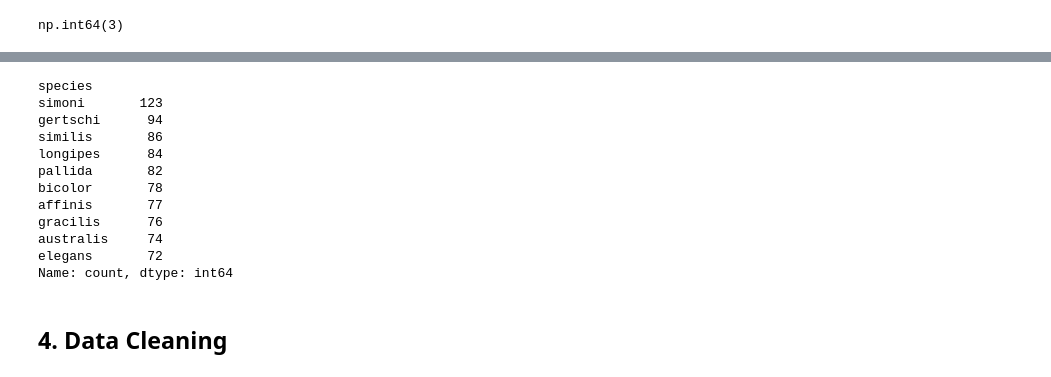
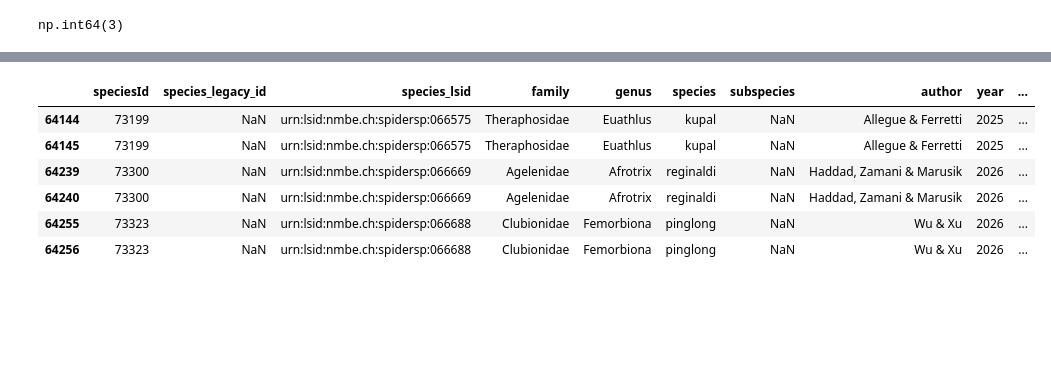
Before and after one commit to cordoba-a/jumping_spider_salticidae, a Jupyter notebook: notebooks/01a_cleaning_salticidae_wsc_data.ipynb, the cells around one changed output, grey strips where cells are left out. Saved outputs shown, nothing was run; the diff lists cells and outputs as text; code cells hidden in the pictures; blank space fills up the shorter version.

```diff
--- a/notebooks/01a_cleaning_salticidae_wsc_data.ipynb
+++ b/notebooks/01a_cleaning_salticidae_wsc_data.ipynb
@@ -174,19 +150,0 @@ Name: count, dtype: int64
-# %%
-# species that appear more than once
-duplicated_species = species_counts[species_counts > 1]
-duplicated_species.head(10)
-# %% [output]
-species
-simoni       123
-gertschi      94
-similis       86
-longipes      84
-pallida       82
-bicolor       78
-affinis       77
-gracilis      76
-australis     74
-elegans       72
-Name: count, dtype: int64
-# %% [markdown]
-## 4. Data Cleaning
@@ -196,0 +151,10 @@ df = df.dropna(subset=['distribution'])
+# %%
+df[df.duplicated(keep=False)]
+# %% [output]
+|  | speciesId | species_legacy_id | species_lsid | family | genus | species | subspecies | author | year | ... |
+| 64144 | 73199 | NaN | urn:lsid:nmbe.ch:spidersp:066575 | Theraphosidae | Euathlus | kupal | NaN | Allegue & Ferretti | 2025 | ... |
+| 64145 | 73199 | NaN | urn:lsid:nmbe.ch:spidersp:066575 | Theraphosidae | Euathlus | kupal | NaN | Allegue & Ferretti | 2025 | ... |
+| 64239 | 73300 | NaN | urn:lsid:nmbe.ch:spidersp:066669 | Agelenidae | Afrotrix | reginaldi | NaN | Haddad, Zamani & Marusik | 2026 | ... |
+| 64240 | 73300 | NaN | urn:lsid:nmbe.ch:spidersp:066669 | Agelenidae | Afrotrix | reginaldi | NaN | Haddad, Zamani & Marusik | 2026 | ... |
+| 64255 | 73323 | NaN | urn:lsid:nmbe.ch:spidersp:066688 | Clubionidae | Femorbiona | pinglong | NaN | Wu & Xu | 2026 | ... |
+| 64256 | 73323 | NaN | urn:lsid:nmbe.ch:spidersp:066688 | Clubionidae | Femorbiona | pinglong | NaN | Wu & Xu | 2026 | ... |
```
Also changed, not shown: parts of 32 cells of this notebook, 13 other files.
